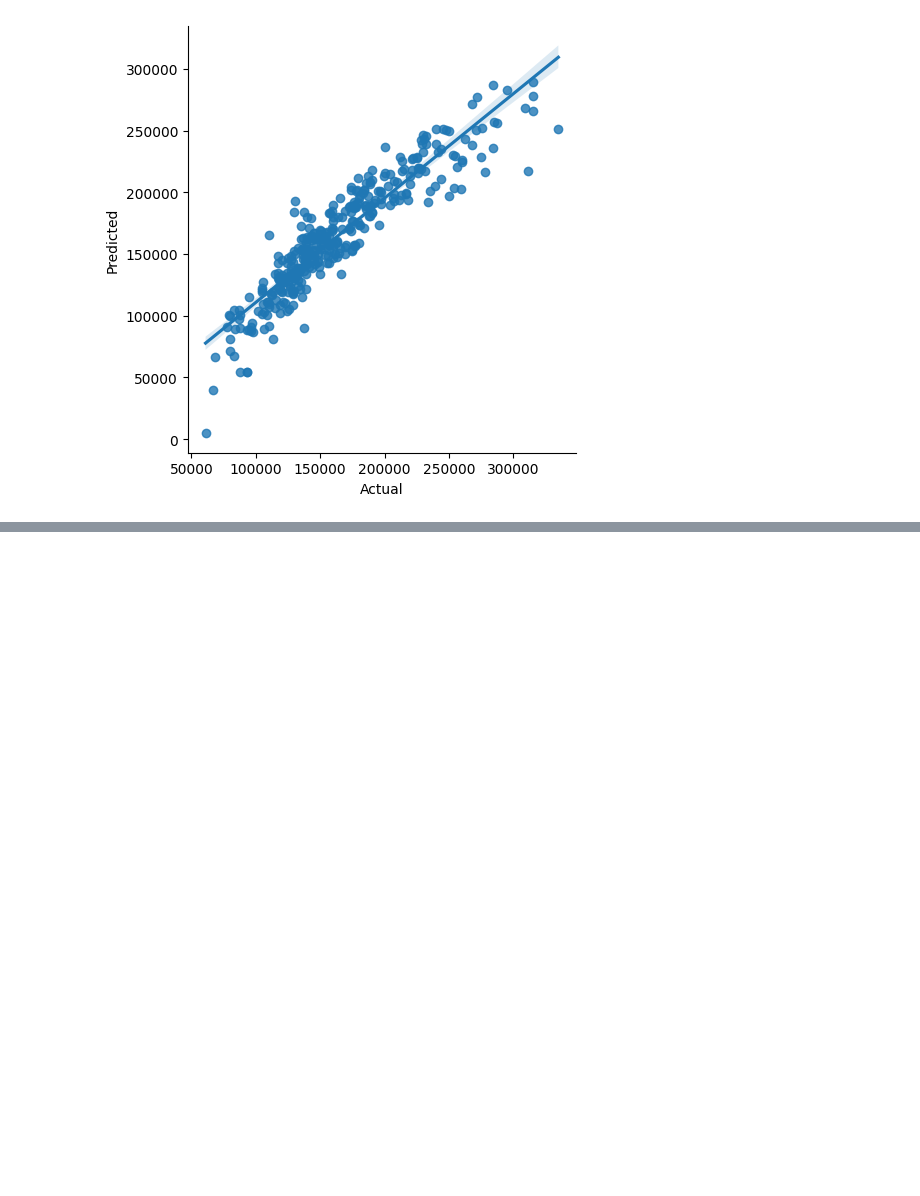
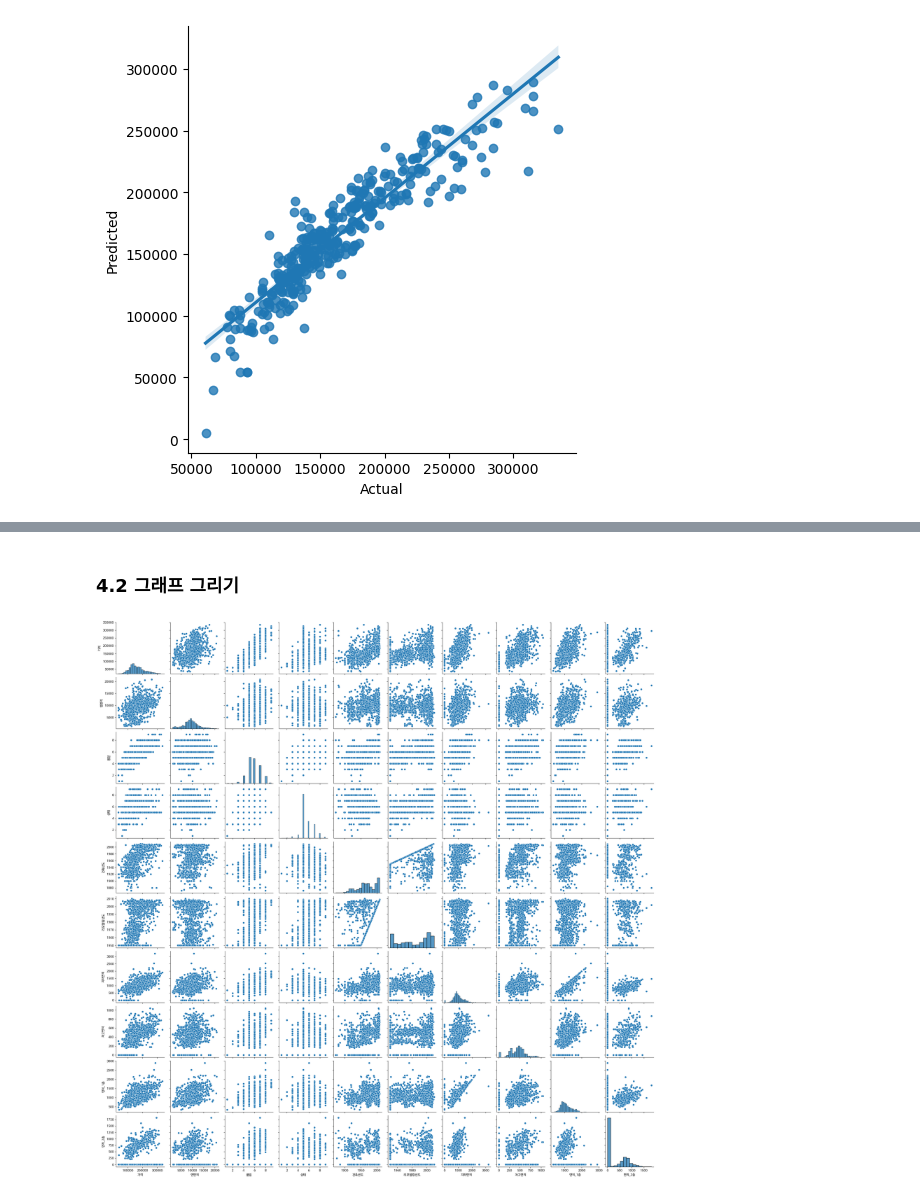
Before and after one commit to va4756/big_RaeJung, a Jupyter notebook: MachineLearning_이상철_ML01.ipynb, the cells around one changed output, grey strips where cells are left out. Drawn from its saved outputs; the diff is of its cells as text; code cells hidden in the pictures; blank space fills up the shorter version.

```diff
--- a/MachineLearning_이상철_ML01.ipynb
+++ b/MachineLearning_이상철_ML01.ipynb
@@ -1038,0 +1093,2 @@ sns.lmplot(x='Actual', y='Predicted', data=output)
+# %%
+plt.rc('font', family='NanumBarunGothic')
@@ -1038,0 +1107,3 @@ sns.lmplot(x='Actual', y='Predicted', data=output)
+# %%
+housing_df = pd.read_csv('/content/주택가격.csv', encoding='cp949')
+housing_df.head()
@@ -1038,0 +1153,3 @@ sns.lmplot(x='Actual', y='Predicted', data=output)
+# %%
+housing_df = housing_df.drop(['id'], axis=1)
+housing_df.head()
@@ -1038,0 +1165,5 @@ sns.lmplot(x='Actual', y='Predicted', data=output)
+# %%
+housing_df['주거유형'] = housing_df['주거유형'].replace([1,2,3,4,5], ['단독주택','2가구변경','듀플렉스','타운젠트바깥쪽','타운젠트안쪽'])
+housing_df['판매유형'] = housing_df['판매유형'].replace([1,2], ['보증증서','법원관리증서'])
+housing_df['판매조건'] = housing_df['판매조건'].replace([1,2], ['정상판매','압류및공매도'])
+housing_df.head()
@@ -1038,0 +1219,7 @@ sns.lmplot(x='Actual', y='Predicted', data=output)
+# %% [markdown]
+### 4.2 그래프 그리기
+# %%
+# 수치형 변수
+g = sns.pairplot(housing_df)
+# %% [output]
+[figure, added]
```
Also changed, not shown: parts of 29 cells of this notebook.
